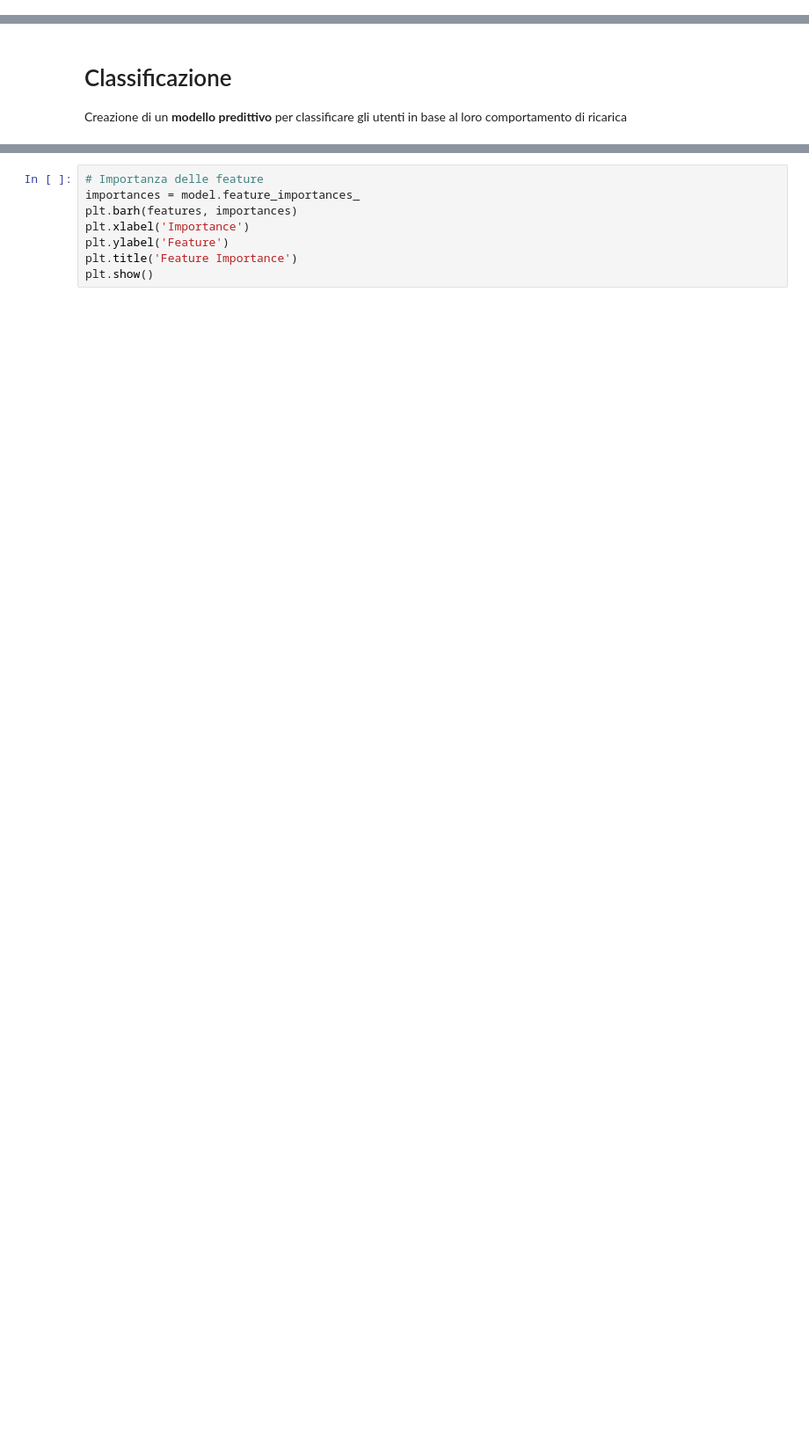
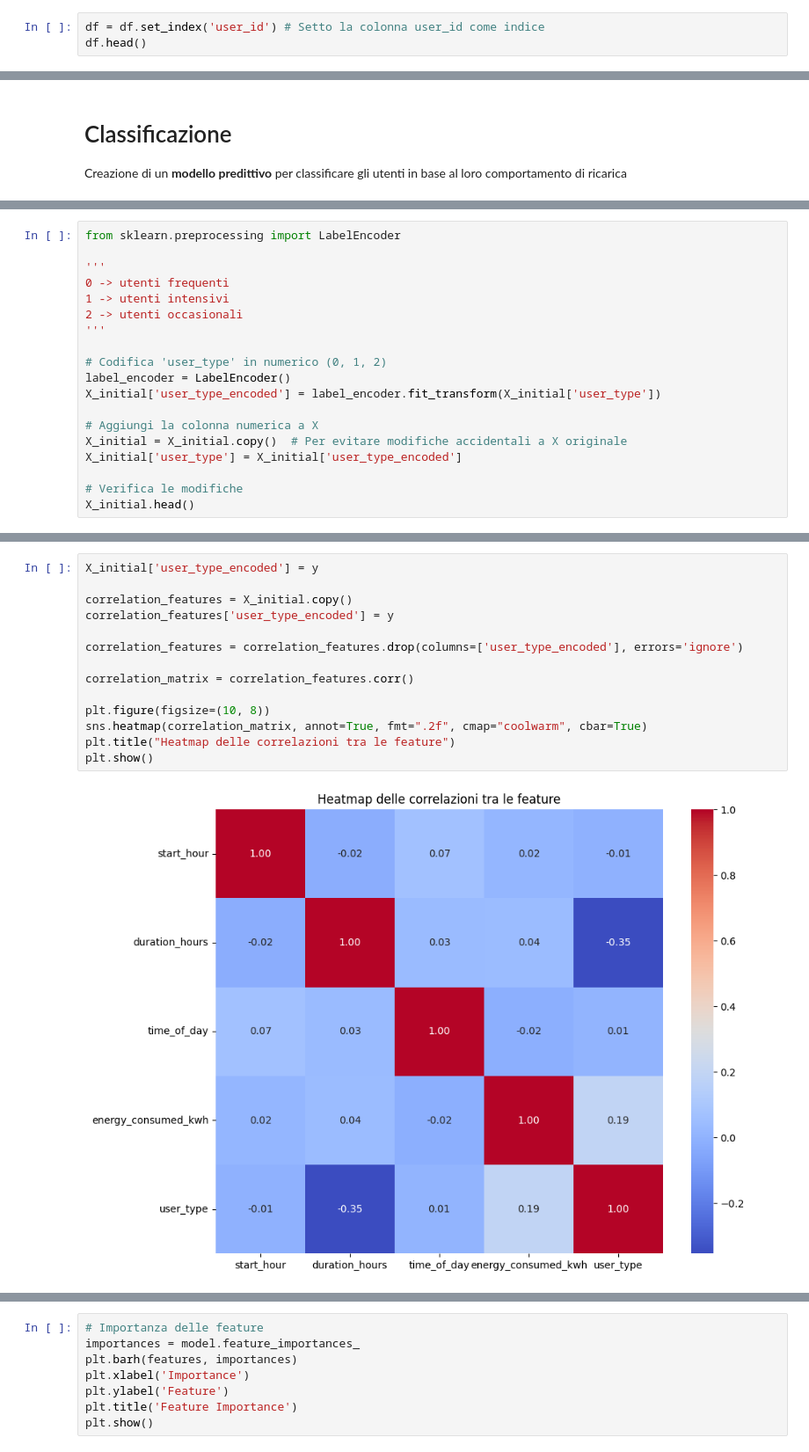
Before and after one commit to diegosantarelli/Data_science_2024, a Jupyter notebook: DS_Python/charging_patterns.ipynb, the cells around one changed output, grey strips where cells are left out. Shown at 88% size. Saved outputs shown, nothing was run; the diff lists cells and outputs as text; blank space fills up the shorter version.

```diff
--- a/DS_Python/charging_patterns.ipynb
+++ b/DS_Python/charging_patterns.ipynb
@@ -107,0 +157,3 @@ Dataset trasformato:
+# %%
+df = df.set_index('user_id') # Setto la colonna user_id come indice
+df.head()
@@ -134,0 +255,19 @@ y = label_encoder.fit_transform(df_cleaned['user_type'])
+# %%
+from sklearn.preprocessing import LabelEncoder
+
+'''
+0 -> utenti frequenti
+1 -> utenti intensivi
+2 -> utenti occasionali
+'''
+
+# Codifica 'user_type' in numerico (0, 1, 2)
+label_encoder = LabelEncoder()
+X_initial['user_type_encoded'] = label_encoder.fit_transform(X_initial['user_type'])
+
+# Aggiungi la colonna numerica a X
+X_initial = X_initial.copy()  # Per evitare modifiche accidentali a X originale
+X_initial['user_type'] = X_initial['user_type_encoded']
+
+# Verifica le modifiche
+X_initial.head()
@@ -134,0 +299,16 @@ y = label_encoder.fit_transform(df_cleaned['user_type'])
+# %%
+X_initial['user_type_encoded'] = y
+
+correlation_features = X_initial.copy()
+correlation_features['user_type_encoded'] = y
+
+correlation_features = correlation_features.drop(columns=['user_type_encoded'], errors='ignore')
+
+correlation_matrix = correlation_features.corr()
+
+plt.figure(figsize=(10, 8))
+sns.heatmap(correlation_matrix, annot=True, fmt=".2f", cmap="coolwarm", cbar=True)
+plt.title("Heatmap delle correlazioni tra le feature")
+plt.show()
+# %% [output]
+[figure, added]
```
Also changed, not shown: parts of 32 cells of this notebook, 7 other files.
